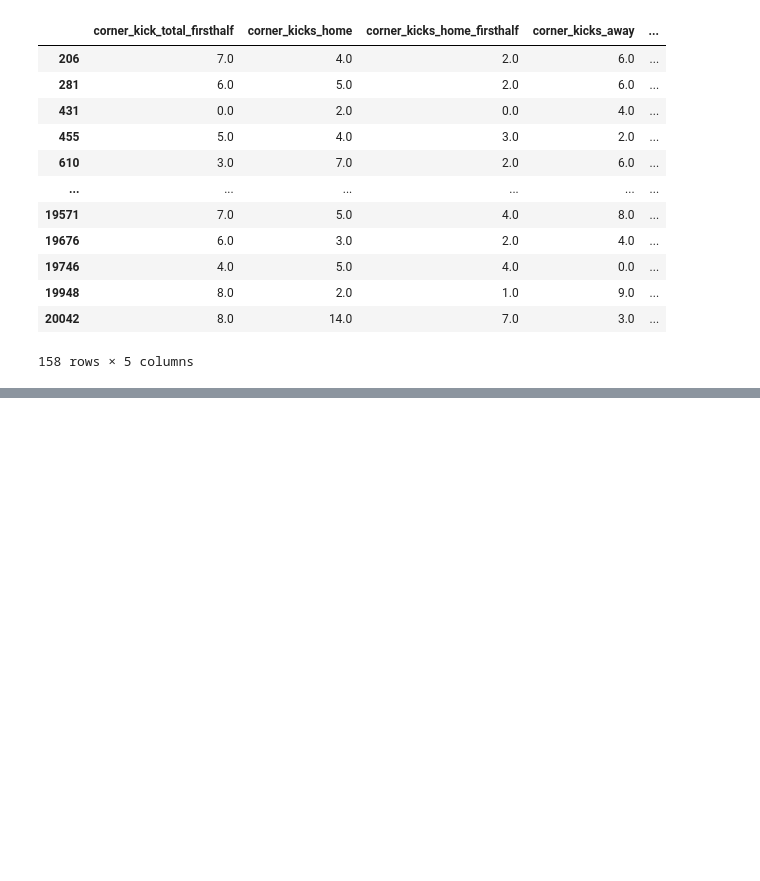
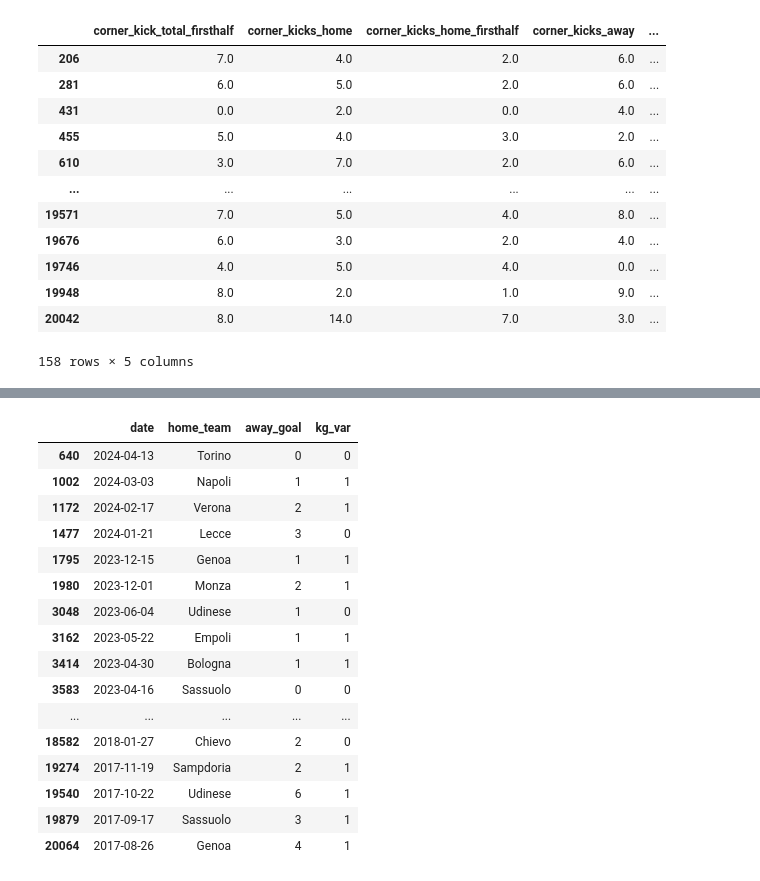
Before and after one commit to jesustr/sofa_calisma, a Jupyter notebook: sofa_functions.ipynb, the cells around one changed output, grey strips where cells are left out. Cells and saved outputs as stored; diff of their text form; code cells hidden in the pictures; blank space fills up the shorter version.

```diff
--- a/sofa_functions.ipynb
+++ b/sofa_functions.ipynb
@@ -151,0 +177,20 @@ df.shape
+# %%
+df[(df.away_team == 'Juventus') & (df.place_home >8) & (df.place_home < 15)][['date','home_team','away_goal','kg_var']][:50]
+# %% [output]
+|  | date | home_team | away_goal | kg_var |
+| 640 | 2024-04-13 | Torino | 0 | 0 |
+| 1002 | 2024-03-03 | Napoli | 1 | 1 |
+| 1172 | 2024-02-17 | Verona | 2 | 1 |
+| 1477 | 2024-01-21 | Lecce | 3 | 0 |
+| 1795 | 2023-12-15 | Genoa | 1 | 1 |
+| 1980 | 2023-12-01 | Monza | 2 | 1 |
+| 3048 | 2023-06-04 | Udinese | 1 | 0 |
+| 3162 | 2023-05-22 | Empoli | 1 | 1 |
+| 3414 | 2023-04-30 | Bologna | 1 | 1 |
+| 3583 | 2023-04-16 | Sassuolo | 0 | 0 |
+| ... | ... | ... | ... | ... |
+| 18582 | 2018-01-27 | Chievo | 2 | 0 |
+| 19274 | 2017-11-19 | Sampdoria | 2 | 1 |
+| 19540 | 2017-10-22 | Udinese | 6 | 1 |
+| 19879 | 2017-09-17 | Sassuolo | 3 | 1 |
+| 20064 | 2017-08-26 | Genoa | 4 | 1 |
```
Also changed, not shown: parts of 7 cells of this notebook, 1 other file.
